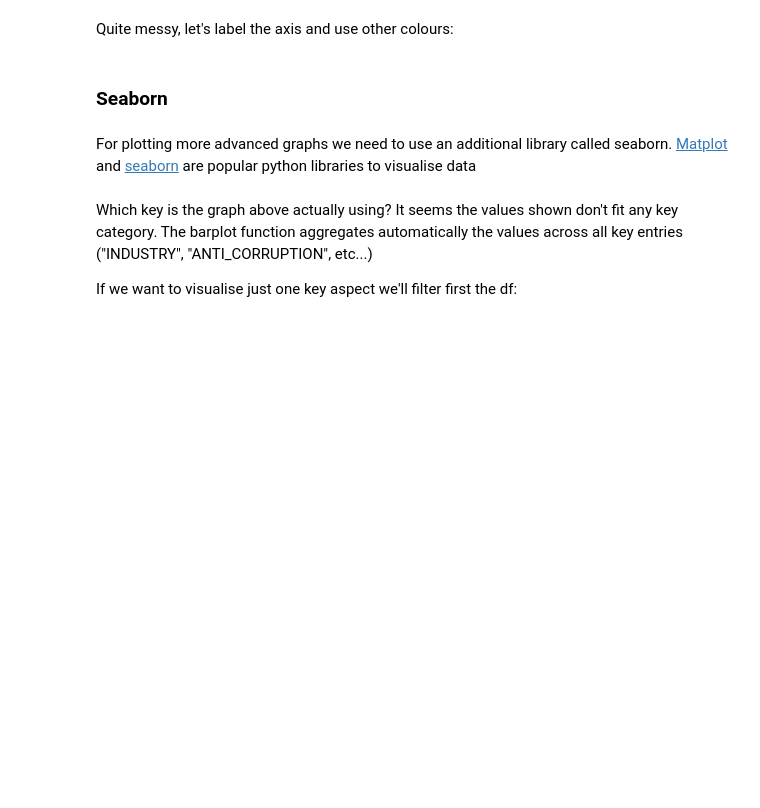
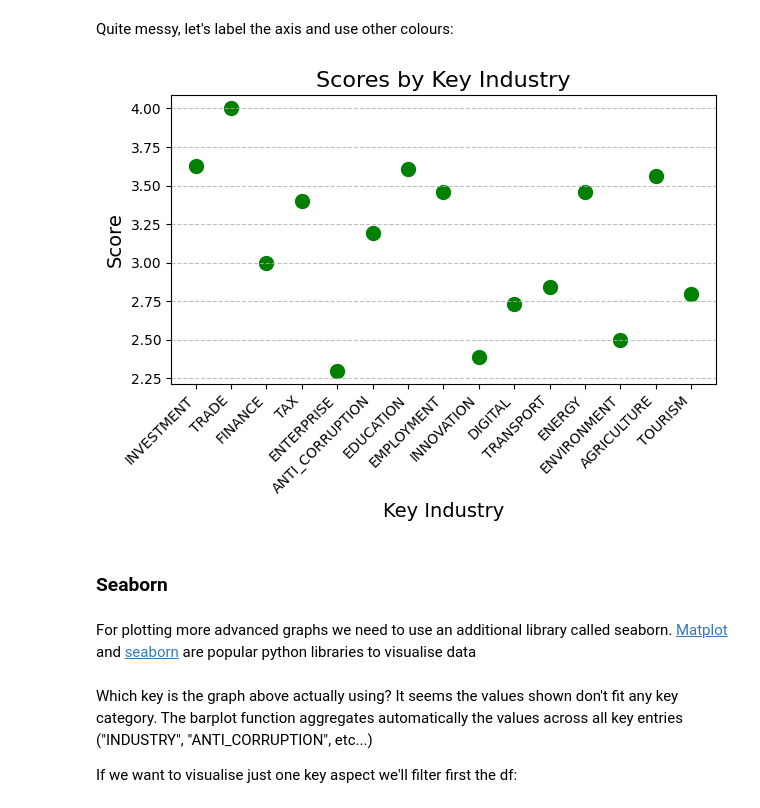
Before and after one commit to fleshgordo/dataexploration, a Jupyter notebook: DataExploration.ipynb, the cells around one changed output. Cells and saved outputs as stored; diff of their text form; code cells hidden in the pictures; blank space fills up the shorter version.

```diff
--- a/DataExploration.ipynb
+++ b/DataExploration.ipynb
@@ -353,7 +637,7 @@ Explanation:
 with `!unzip` we extract the zip file immediately after download.
 # %%
 import pandas as pd
-df = pd.read_csv('/content/dimensions_scores_historic.csv')
+df = pd.read_csv('dimensions_scores_historic.csv')
 # %% [markdown]
 One of the core data structures in pandas is the DataFrame, which can be thought of as a table of data, with rows and columns.
 
@@ -440,24 +793,26 @@ plt.show()
 Quite messy, let's label the axis and use other colours:
 # %%
 # Create the bar chart
-plt.bar(df_filtered['key'], df_filtered['score'], color='skyblue', edgecolor='black')
+#plt.bar(df_filtered['key'], df_filtered['score'], color='skyblue', edgecolor='black')
 
 # Create the scatter plot
-#plt.scatter(df_filtered['key'], df_filtered['score'], color='green', s=100)
+plt.scatter(df_filtered['key'], df_filtered['score'], color='green', s=100)
 
 # Add titles and labels
 plt.title('Scores by Key Industry', fontsize=16)
 plt.xlabel('Key Industry', fontsize=14)
 plt.ylabel('Score', fontsize=14)
 
 # Rotate x-axis labels for better readability
 plt.xticks(rotation=45, ha='right')
 
 # Add gridlines (optional)
 plt.grid(axis='y', linestyle='--', alpha=0.8)
 
 # Display the plot
 plt.tight_layout()
+# %% [output]
+[figure, added]
 # %% [markdown]
 
 ### Seaborn
```
Also changed, not shown: parts of 71 cells of this notebook.
